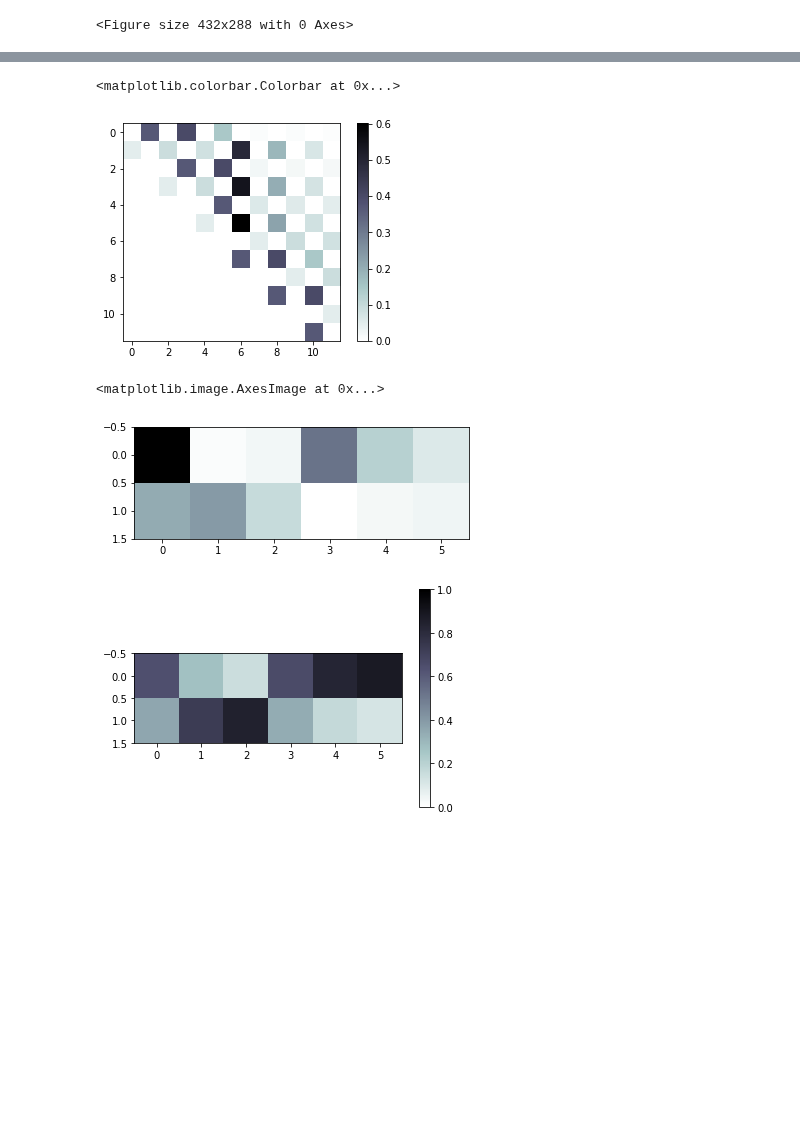
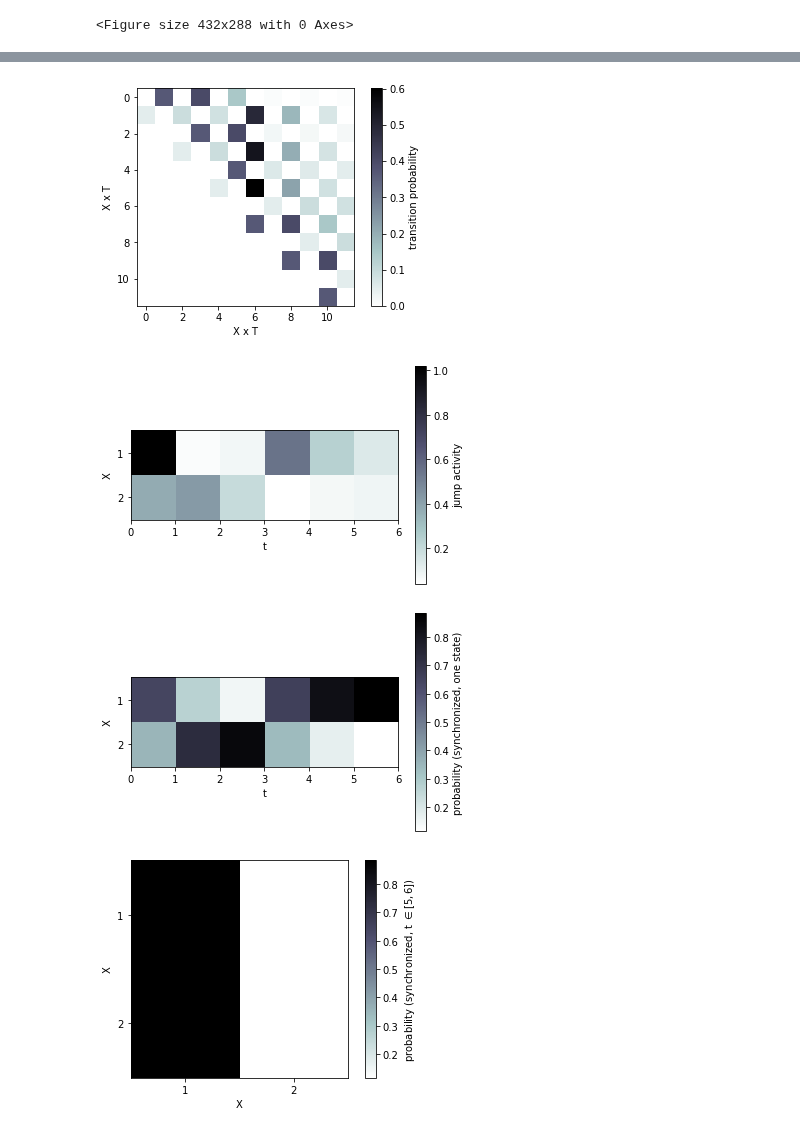
Before and after one commit to axsk/augmented-jump-chain, a Jupyter notebook: papermsnd.ipynb, the cells around one changed output, grey strips where cells are left out. Cells and saved outputs as stored; diff of their text form; code cells hidden in the pictures; blank space fills up the shorter version.

```diff
--- a/papermsnd.ipynb
+++ b/papermsnd.ipynb
@@ -17,7 +17,7 @@ class PaperPlots:
     def __init__(self, model):
         self.model = model
         self.Qs = model.Qs
-        self.dt = model.dt
+        self.dt = np.array(model.dts)
 
         self.ajc = ajc.AJCGalerkin(np.dstack(self.Qs), self.dt)
         self.nt = np.size(self.Qs, 0)
@@ -31,6 +31,9 @@ class PaperPlots:
     def sync(self, p0):
         pp = self.jumpactivity(p0)
         return self.ajc.synchronize(pp)
+
+    def kernelmatrix(self):
+        return self.ajc.km
 
     def koopman_sync(self):
             k = np.zeros((self.nx, self.nx))
@@ -54,7 +57,7 @@ class PaperPlots:
     #######
 
     def plot_transkernel(self):
-        p = plt.imshow(self.ajc.km)
+        p = plt.imshow(self.kernelmatrix())
 
         cb = plt.colorbar()
         cb.set_label("transition probability")
@@ -93,6 +96,7 @@ class PaperPlots:
         plt.xlabel("t")
         plt.yticks(np.arange(self.nx), np.arange(1,self.nx+1))
         plt.xticks(np.arange(self.nt+1) -.5, np.hstack([0,np.cumsum(self.dt)]));
+        #plt.clim((0,1))
         return p
 
     def plot_koopman_sync(self):
@@ -107,6 +111,7 @@ class PaperPlots:
         t2 = sum(self.dt)
         t1 = t2 - self.dt[-1]
         cb.set_label(f"probability (synchronized, t $\in  [{t1},{t2}]  $)")
+        #plt.clim((0,1))
 
     def plot_koopman_q(self):
         plt.imshow(self.koopman_q())
@@ -119,7 +124,7 @@ class PaperPlots:
         cb = plt.colorbar()
         t2 = sum(self.dt)
         cb.set_label(f"probability (exact, t={t2})")
-        plt.savefig("dwkoopexact.png")
+        #plt.clim((0,1))
 
     def plot_all(self):
         self.plot_transkernel()
@@ -265,34 +211,24 @@ plt.savefig("dwerror.png")
 # %%
-class graph:
+class TwoGraph:
     def __init__(self, nt = 2, dt=1):
         self.Q1 = np.array([[-1,1],[.1,-.1]])
         self.Q2 = np.array([[-.1, .1],[1,-1]])
         self.nx = 2
         self.nt = nt
         self.Qs = np.zeros((self.nx,self.nx,self.nt))
+
         for i in range(nt):
             self.Qs[:,:,i] = self.Q1 if i/nt < .5 else self.Q2
 
-        self.dt = [dt]*nt
-        self.ajc = ajc.AJCGalerkin(self.Qs, np.array(self.dt))
-g = graph(nt=6, dt=1)
+        self.Qs = [self.Q1 if i/nt < .5 else self.Q2 for i in range(nt)]
+
+        self.dts = [dt]*nt
+
+g = TwoGraph(nt=6, dt=1)
-# %%
-plt.imshow(g.ajc.km)
-plt.colorbar()
-# %% [output]
-<matplotlib.colorbar.Colorbar at 0x...>
-[figure, removed]
-# %%
-p0 = np.zeros((g.nt,g.nx))
-p0[0,0] = 1
-ja = g.ajc.geiger(p0.T)
-plt.imshow(ja)
-# %% [output]
-<matplotlib.image.AxesImage at 0x...>
-[figure, removed]
-# %%
-plt.imshow(g.ajc.synchronize(ja))
-plt.colorbar()
-plt.clim((0,1))
-# %% [output]
-[figure, removed]
+# %%
+PaperPlots(g).plot_all()
+# %% [output]
+[figure, added]
+[figure, added]
+[figure, added]
+[figure, added]
```
Also changed, not shown: parts of 20 cells of this notebook, 1 other file.
